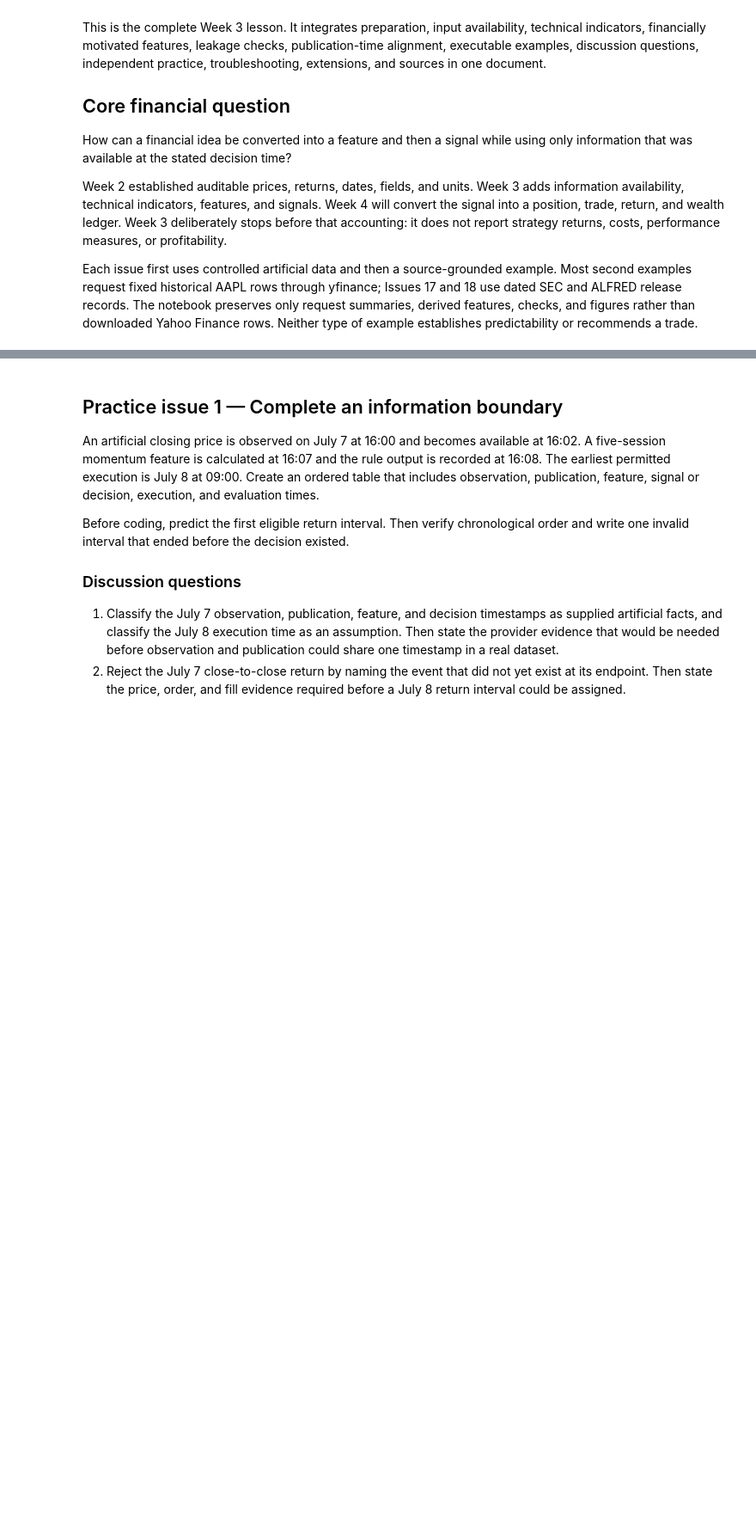
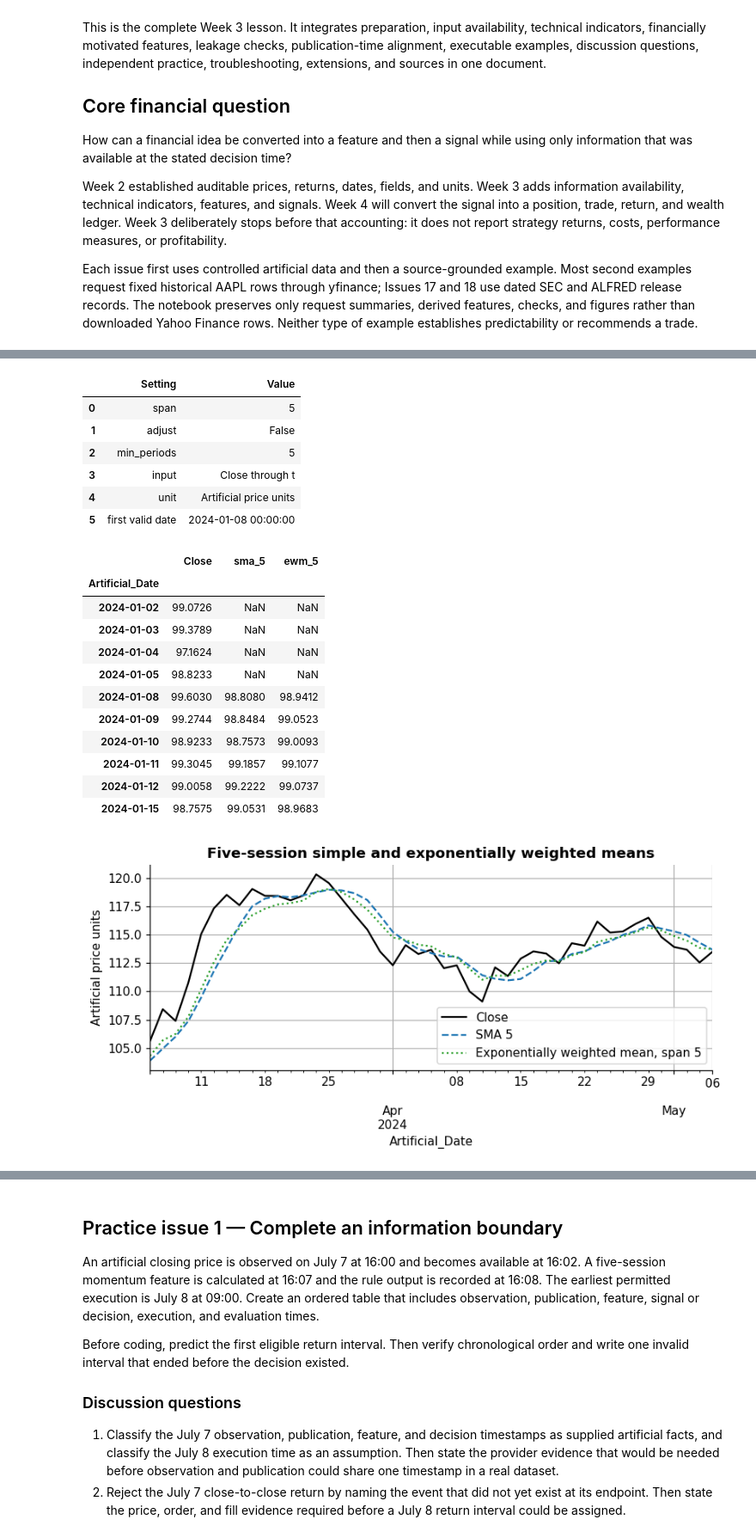
Before and after one commit to KennethWYLee/FinTech, a Jupyter notebook: course/03/week3_main.ipynb, the cells around one changed output, grey strips where cells are left out. Shown at 86% size. Cells and saved outputs as stored; diff of their text form; code cells hidden in the pictures; blank space fills up the shorter version.

```diff
--- a/course/03/week3_main.ipynb
+++ b/course/03/week3_main.ipynb
@@ -2852,0 +951,47 @@ These exercises use different artificial values and dates. Complete only the pra
+# %%
+# Purpose: calculate the controlled example for Issue 7.
+features["ewm_5"] = features["Close"].ewm(
+    span=5,
+    adjust=False,
+    min_periods=5,
+).mean()
+
+ewm_record = pd.DataFrame(
+    {
+        "Setting": ["span", "adjust", "min_periods", "input", "unit", "first valid date"],
+        "Value": [5, False, 5, "Close through t", "Artificial price units", features["ewm_5"].first_valid_index()],
+    }
+)
+display(ewm_record)
+display(features[["Close", "sma_5", "ewm_5"]].head(10).round(4))
+
+ax = features[["Close", "sma_5", "ewm_5"]].tail(45).plot(color=["black", "tab:blue", "tab:green"], style=["-", "--", ":"])
+ax.set_ylabel("Artificial price units")
+ax.set_title("Five-session simple and exponentially weighted means")
+ax.legend(["Close", "SMA 5", "Exponentially weighted mean, span 5"])
+plt.tight_layout()
+plt.show()
+
+assert features["ewm_5"].isna().sum() == 4
+assert features["ewm_5"].notna().sum() == features["sma_5"].notna().sum()
+# %% [output]
+|  | Setting | Value |
+| 0 | span | 5 |
+| 1 | adjust | False |
+| 2 | min_periods | 5 |
+| 3 | input | Close through t |
+| 4 | unit | Artificial price units |
+| 5 | first valid date | 2024-01-08 00:00:00 |
+|  | Close | sma_5 | ewm_5 |
+| Artificial_Date |  |  |  |
+| 2024-01-02 | 99.0726 | NaN | NaN |
+| 2024-01-03 | 99.3789 | NaN | NaN |
+| 2024-01-04 | 97.1624 | NaN | NaN |
+| 2024-01-05 | 98.8233 | NaN | NaN |
+| 2024-01-08 | 99.6030 | 98.8080 | 98.9412 |
+| 2024-01-09 | 99.2744 | 98.8484 | 99.0523 |
+| 2024-01-10 | 98.9233 | 98.7573 | 99.0093 |
+| 2024-01-11 | 99.3045 | 99.1857 | 99.1077 |
+| 2024-01-12 | 99.0058 | 99.2222 | 99.0737 |
+| 2024-01-15 | 98.7575 | 99.0531 | 98.9683 |
+[figure, added]
```
Also changed, not shown: parts of 259 cells of this notebook, 13 other files.
